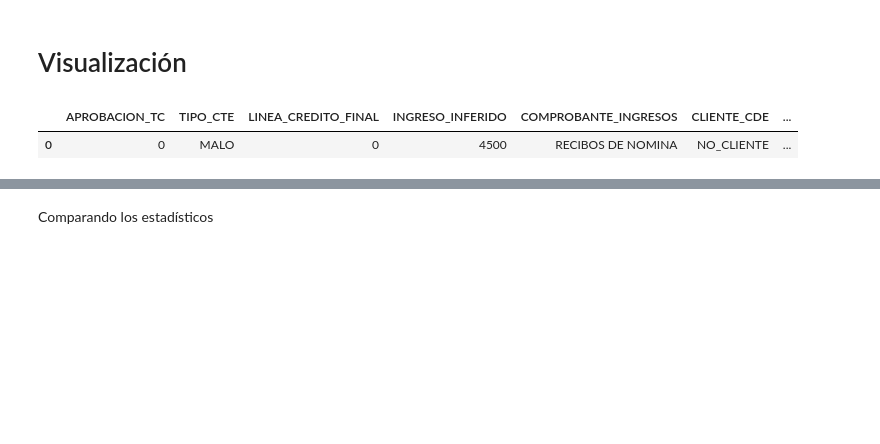
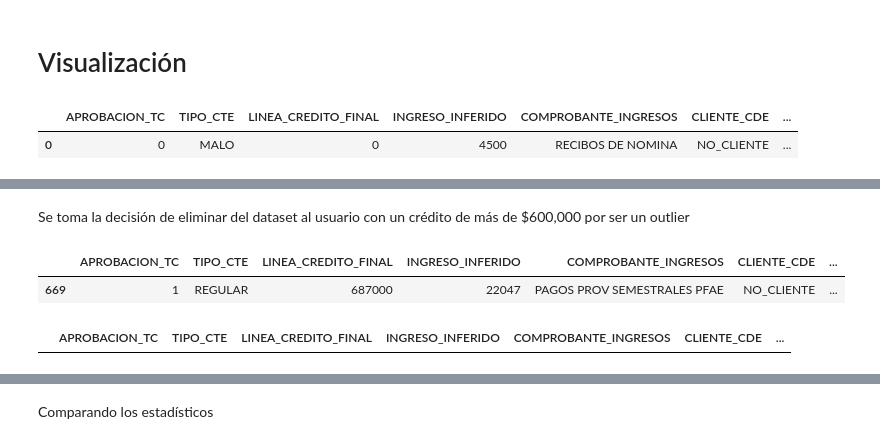
Before and after one commit to juanjosejg/Project-Data-Mining, a Jupyter notebook: Code-files/Proyecto.ipynb, the cells around one changed output, grey strips where cells are left out. Cells and saved outputs as stored; diff of their text form; code cells hidden in the pictures; blank space fills up the shorter version.

```diff
--- a/Code-files/Proyecto.ipynb
+++ b/Code-files/Proyecto.ipynb
@@ -156,3 +155,15 @@ data_bank_df.head(1)
+# %% [markdown]
+Se toma la decisión de eliminar del dataset al usuario con un crédito de más de $600,000 por ser un outlier
+# %%
+data_bank_df[data_bank_df["LINEA_CREDITO_FINAL"] > 600000]
+# %% [output]
+|  | APROBACION_TC | TIPO_CTE | LINEA_CREDITO_FINAL | INGRESO_INFERIDO | COMPROBANTE_INGRESOS | CLIENTE_CDE | ... |
+| 669 | 1 | REGULAR | 687000 | 22047 | PAGOS PROV SEMESTRALES PFAE | NO_CLIENTE | ... |
+# %%
+data_bank_df.drop(data_bank_df.index[[669]], axis = 0, inplace = True)
+data_bank_df[data_bank_df["LINEA_CREDITO_FINAL"] > 600000]
+# %% [output]
+|  | APROBACION_TC | TIPO_CTE | LINEA_CREDITO_FINAL | INGRESO_INFERIDO | COMPROBANTE_INGRESOS | CLIENTE_CDE | ... |
 # %%
 #data_bank_df.to_csv("datos_limpios_aprobacion_num.csv")
 # %%
```
Also changed, not shown: parts of 39 cells of this notebook.
